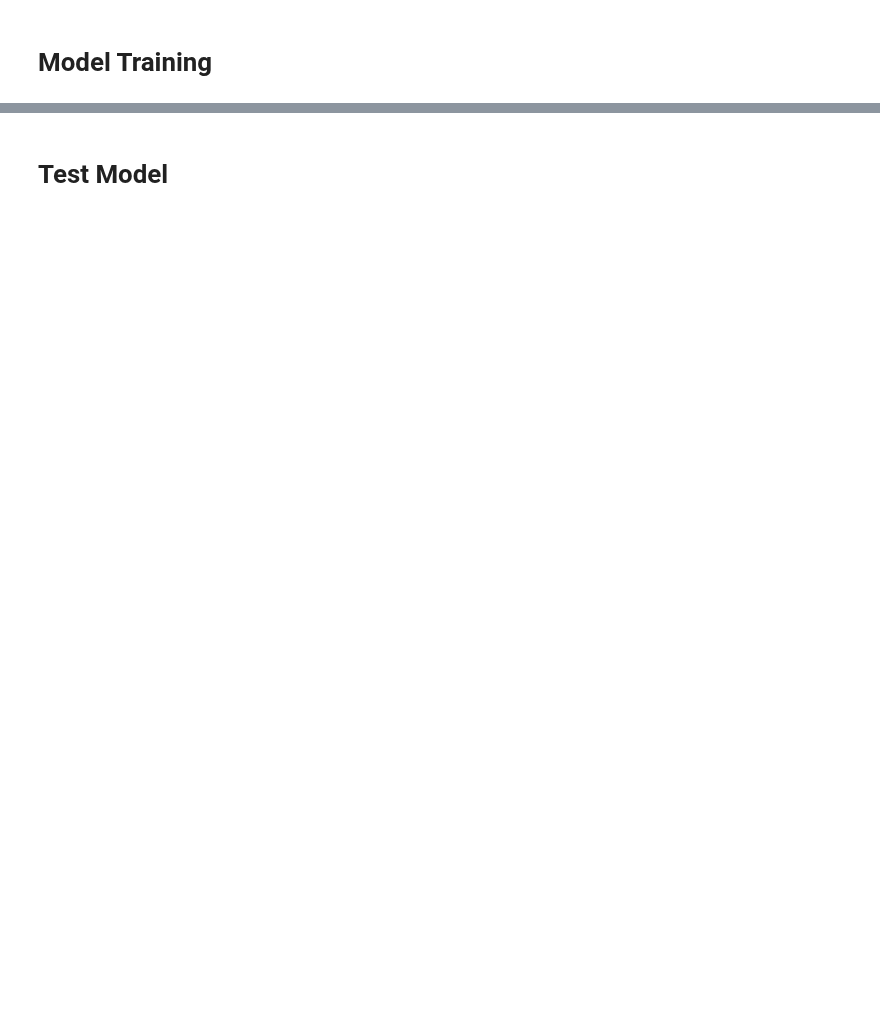
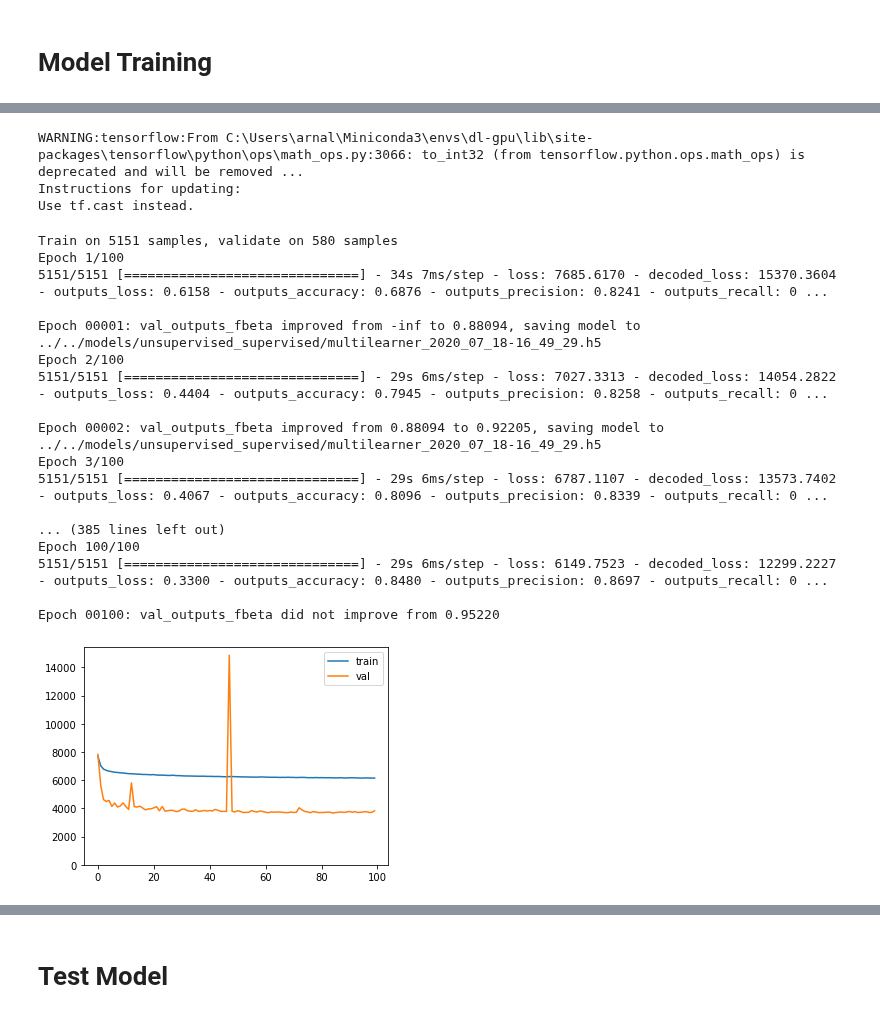
Before and after one commit to arnaldog12/icaonet, a Jupyter notebook: notebooks/supervised_unsupervised/Multilearning.ipynb, the cells around one changed output, grey strips where cells are left out. Drawn from its saved outputs; the diff is of its cells as text; code cells hidden in the pictures; blank space fills up the shorter version.

```diff
--- a/notebooks/supervised_unsupervised/Multilearning.ipynb
+++ b/notebooks/supervised_unsupervised/Multilearning.ipynb
@@ -99,3 +119,37 @@ print(x_val.shape, x_val.dtype, x_val.min(), x_val.max())
+# %%
+img_height, img_width = IMAGE_SIZE
+
+def sample_z(args):
+    mu, sigma = args
+    batch_size = K.shape(mu)[0]
+    latent_dim = K.int_shape(mu)[1]
+    eps = K.random_normal(shape=(batch_size, latent_dim))
+    return mu + K.exp(0.5 * sigma) * eps
+
+
+def vae_loss(y_true, y_pred):
+    """
+    https://github.com/keras-team/keras/blob/master/examples/variational_autoencoder_deconv.py
+    https://www.machinecurve.com/index.php/2019/12/30/how-to-create-a-variational-autoencoder-with-keras/
+    """
+    reconstruction_loss = binary_crossentropy(K.flatten(y_true), K.flatten(y_pred))
+    reconstruction_loss *= (img_width * img_height)
+
+    kl_loss = 1 + z_sigma - K.square(z_mean) - K.exp(z_sigma)
+    kl_loss = K.sum(kl_loss, axis=-1)
+    kl_loss *= -0.5
+    return K.mean(reconstruction_loss + kl_loss)
+
+
+# def vae_loss(y_true, y_pred):
+#     """https://keras.io/examples/generative/vae/#define-the-vae-as-a-model-with-a-custom-trainstep""""
+#     reconstruction_loss = tf.reduce_mean(binary_crossentropy(y_true, y_pred))
+#     reconstruction_loss *= (img_width * img_height)
+
+#     kl_loss = 1 + z_sigma - tf.square(z_mean) - tf.exp(z_sigma)
+#     kl_loss = tf.reduce_mean(kl_loss)
+#     kl_loss *= -0.5
+#     return reconstruction_loss + kl_loss
 # %%
 def conv_bn(idx, prev_input, filters, activation='relu', name=None):
     conv_name = 'conv_' + str(idx)
@@ -132,7 +186,7 @@ def dense_layer(idx, prev_input, units, dropout=True, rate=0.5, activation='relu
     drop_name = f"dropout_{idx}"
 
     if dropout:
-        prev_input = Dropout(rate)(prev_input)
-    out = Dense(units, activation=activation)(prev_input)
+        prev_input = Dropout(rate, name=drop_name)(prev_input)
+    out = Dense(units, activation=activation, name=dense_name)(prev_input)
     return out
 # %%
@@ -169,12 +256,12 @@ plot_model(model, show_shapes=True)
 # %%
-DECODED_LOSS_WEIGHT = 2.0
-OUTPUTS_LOSS_WEIGHT = 1.0
+DECODED_LOSS_WEIGHT = 0.5
+OUTPUTS_LOSS_WEIGHT = 0.5
 
 mlflow.log_param("decoded loss weight", DECODED_LOSS_WEIGHT)
 mlflow.log_param("outputs loss weight", OUTPUTS_LOSS_WEIGHT)
 
 losses = {
-    "decoded": "mean_squared_error",
+    "decoded": vae_loss,
     "outputs": "binary_crossentropy"
 }
 
@@ -189,33 +276,55 @@ metrics = {
 METRIC_TO_MONITOR = "val_outputs_fbeta"
 
 outputs_train = {
     "decoded": x_train,
     "outputs": y_train
 }
 
 outputs_valid = {
     "decoded": x_val,
     "outputs": y_val
 }
 
 model.compile(optimizer='adam', loss=losses, loss_weights=loss_weights, metrics=metrics)
 
 FILE_MODEL = FOLDER_MODELS + timestamp_model_name(prefix="multilearner_")
 list_callbacks = [
     ModelCheckpoint(FILE_MODEL, monitor=METRIC_TO_MONITOR, mode="max", verbose=1, save_best_only=True),
     EarlyStopping(monitor=METRIC_TO_MONITOR, mode="max", patience=30, verbose=1, restore_best_weights=True)
 ]
 
 hist = model.fit(
     x=x_train,
     y=outputs_train,
     batch_size=32,
     epochs=100,
     validation_data=(x_val, outputs_valid),
     callbacks=list_callbacks
 )
 
 plot.keras_hist(hist.history)
+# %% [output]
+WARNING:tensorflow:From C:\Users\arnal\Miniconda3\envs\dl-gpu\lib\site-packages\tensorflow\python\ops\math_ops.py:3066: to_int32 (from tensorflow.python.ops.math_ops) is deprecated and will be removed ...
+Instructions for updating:
+Use tf.cast instead.
+Train on 5151 samples, validate on 580 samples
+Epoch 1/100
+5151/5151 [==============================] - 34s 7ms/step - loss: 7685.6170 - decoded_loss: 15370.3604 - outputs_loss: 0.6158 - outputs_accuracy: 0.6876 - outputs_precision: 0.8241 - outputs_recall: 0 ...
+
+Epoch 00001: val_outputs_fbeta improved from -inf to 0.88094, saving model to ../../models/unsupervised_supervised/multilearner_2020_07_18-16_49_29.h5
+Epoch 2/100
+5151/5151 [==============================] - 29s 6ms/step - loss: 7027.3313 - decoded_loss: 14054.2822 - outputs_loss: 0.4404 - outputs_accuracy: 0.7945 - outputs_precision: 0.8258 - outputs_recall: 0 ...
+
+Epoch 00002: val_outputs_fbeta improved from 0.88094 to 0.92205, saving model to ../../models/unsupervised_supervised/multilearner_2020_07_18-16_49_29.h5
+Epoch 3/100
+5151/5151 [==============================] - 29s 6ms/step - loss: 6787.1107 - decoded_loss: 13573.7402 - outputs_loss: 0.4067 - outputs_accuracy: 0.8096 - outputs_precision: 0.8339 - outputs_recall: 0 ...
+
+... (385 lines left out)
+Epoch 100/100
+5151/5151 [==============================] - 29s 6ms/step - loss: 6149.7523 - decoded_loss: 12299.2227 - outputs_loss: 0.3300 - outputs_accuracy: 0.8480 - outputs_precision: 0.8697 - outputs_recall: 0 ...
+
+Epoch 00100: val_outputs_fbeta did not improve from 0.95220
+[figure, added]
 # %%
 history = hist.history
 
```
Also changed, not shown: parts of 12 cells of this notebook.
